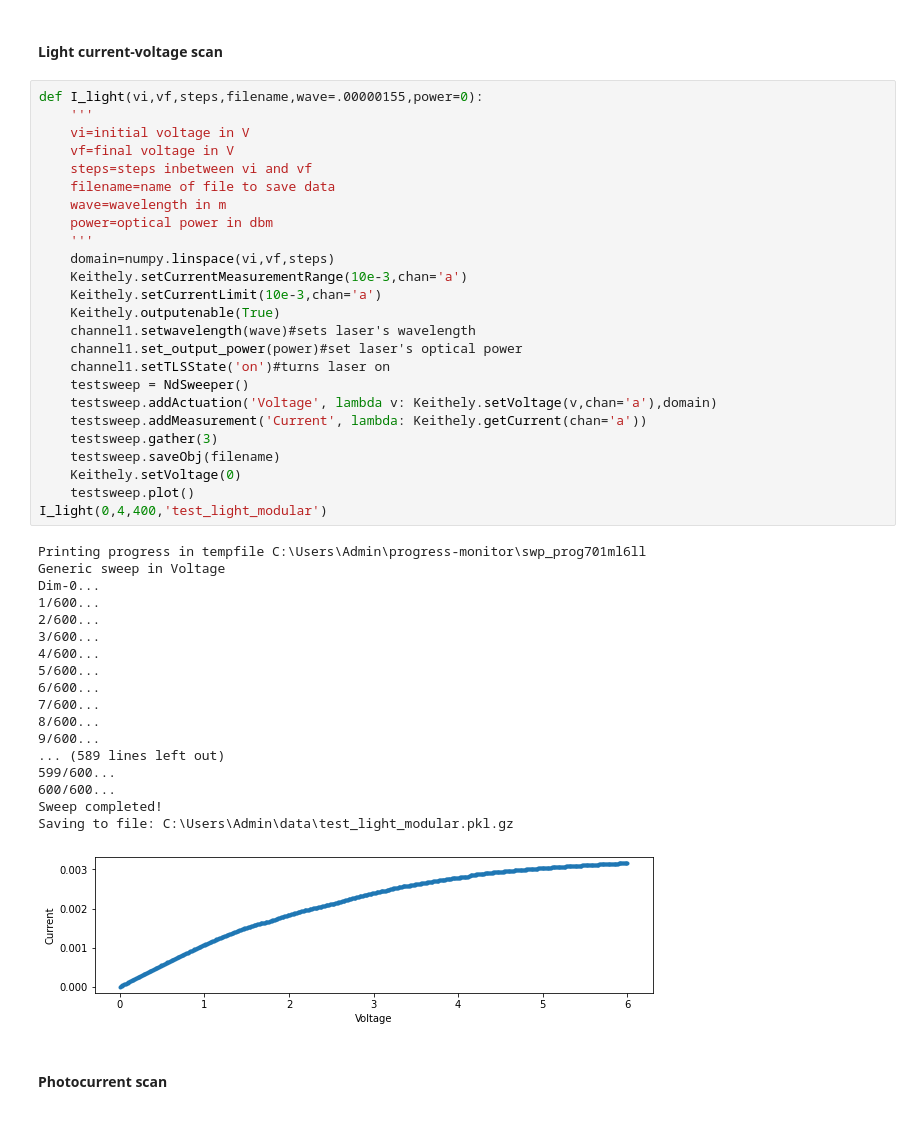
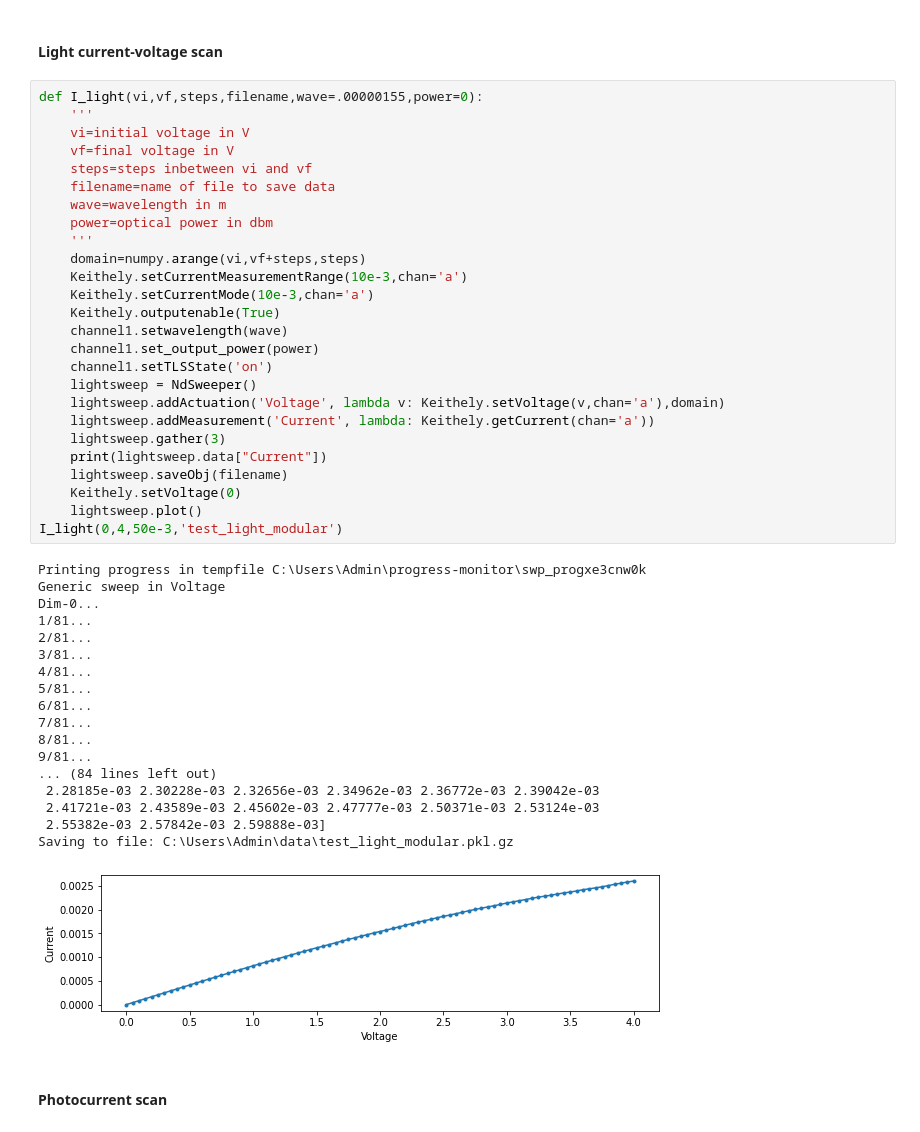
Before and after one commit to ColinParkyn/UBC_Lukas_Code, a Jupyter notebook: ColinP_Lightlab_Functions.ipynb, the cells around one changed output. Cells and saved outputs as stored; diff of their text form.

```diff
--- a/ColinP_Lightlab_Functions.ipynb
+++ b/ColinP_Lightlab_Functions.ipynb
@@ -79,47 +83,48 @@ Saving to file: C:\Users\Admin\data\test_modular_dark.pkl.gz
 # %%
 def I_light(vi,vf,steps,filename,wave=.00000155,power=0):
     '''
     vi=initial voltage in V
     vf=final voltage in V
     steps=steps inbetween vi and vf
     filename=name of file to save data
     wave=wavelength in m
     power=optical power in dbm
     '''
-    domain=numpy.linspace(vi,vf,steps)
+    domain=numpy.arange(vi,vf+steps,steps)
     Keithely.setCurrentMeasurementRange(10e-3,chan='a')
-    Keithely.setCurrentLimit(10e-3,chan='a')
+    Keithely.setCurrentMode(10e-3,chan='a')
     Keithely.outputenable(True)
-    channel1.setwavelength(wave)#sets laser's wavelength
-    channel1.set_output_power(power)#set laser's optical power
-    channel1.setTLSState('on')#turns laser on
-    testsweep = NdSweeper()
-    testsweep.addActuation('Voltage', lambda v: Keithely.setVoltage(v,chan='a'),domain)
-    testsweep.addMeasurement('Current', lambda: Keithely.getCurrent(chan='a'))
-    testsweep.gather(3)
-    testsweep.saveObj(filename)
+    channel1.setwavelength(wave)
+    channel1.set_output_power(power)
+    channel1.setTLSState('on')
+    lightsweep = NdSweeper()
+    lightsweep.addActuation('Voltage', lambda v: Keithely.setVoltage(v,chan='a'),domain)
+    lightsweep.addMeasurement('Current', lambda: Keithely.getCurrent(chan='a'))
+    lightsweep.gather(3)
+    print(lightsweep.data["Current"])
+    lightsweep.saveObj(filename)
     Keithely.setVoltage(0)
-    testsweep.plot()
-I_light(0,4,400,'test_light_modular')
+    lightsweep.plot()
+I_light(0,4,50e-3,'test_light_modular')
 # %% [output]
-Printing progress in tempfile C:\Users\Admin\progress-monitor\swp_prog701ml6ll
+Printing progress in tempfile C:\Users\Admin\progress-monitor\swp_progxe3cnw0k
 Generic sweep in Voltage
 Dim-0...
-1/600...
-2/600...
-3/600...
-4/600...
-5/600...
-6/600...
-7/600...
-8/600...
-9/600...
-... (589 lines left out)
-599/600...
-600/600...
-Sweep completed!
+1/81...
+2/81...
+3/81...
+4/81...
+5/81...
+6/81...
+7/81...
+8/81...
+9/81...
+... (84 lines left out)
+ 2.28185e-03 2.30228e-03 2.32656e-03 2.34962e-03 2.36772e-03 2.39042e-03
+ 2.41721e-03 2.43589e-03 2.45602e-03 2.47777e-03 2.50371e-03 2.53124e-03
+ 2.55382e-03 2.57842e-03 2.59888e-03]
 Saving to file: C:\Users\Admin\data\test_light_modular.pkl.gz
-[figure, old version]
+[figure, new version]
 # %% [markdown]
 #### Photocurrent scan
 # %%
```
Also changed, not shown: parts of 6 cells of this notebook, 2 other files.
